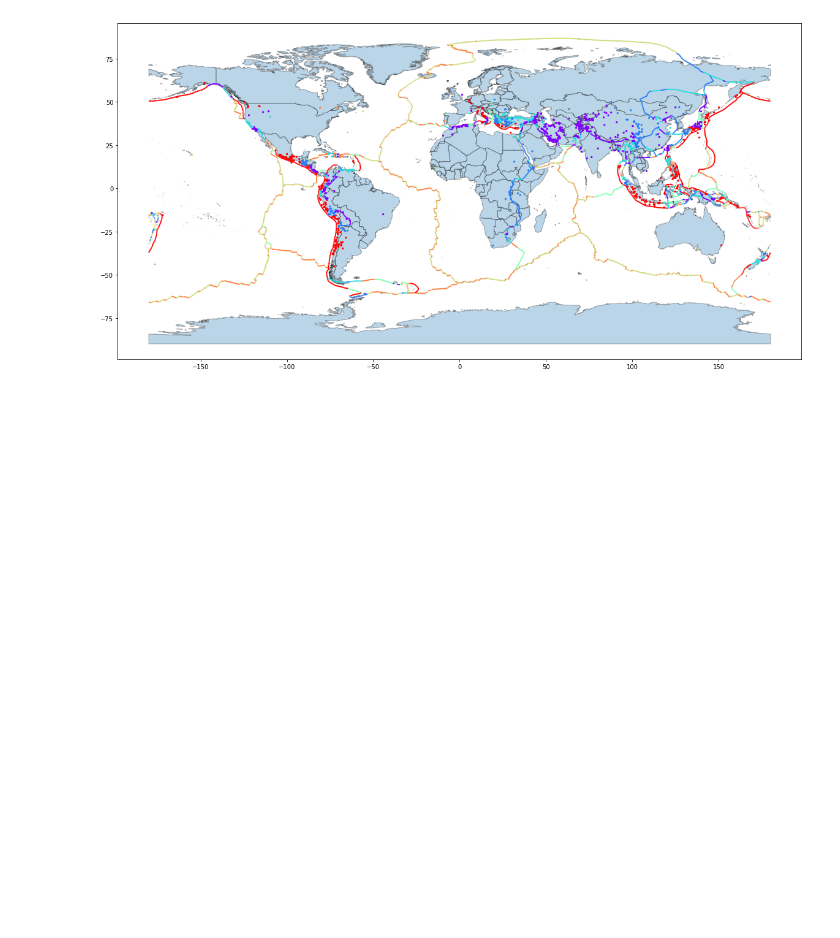
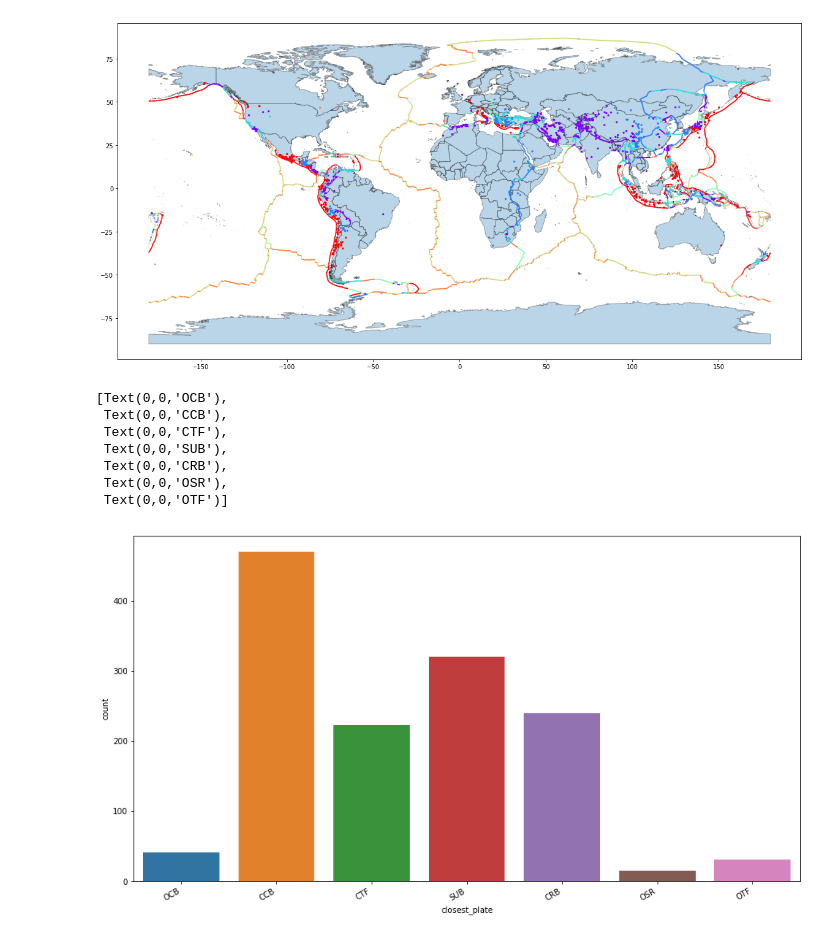
Before and after one commit to smitamisra/StrikingRobo_Earthquakes, a Jupyter notebook: Refactor1.ipynb, the cells around one changed output. Saved outputs shown, nothing was run; the diff lists cells and outputs as text; code cells hidden in the pictures; blank space fills up the shorter version.

```diff
--- a/Refactor1.ipynb
+++ b/Refactor1.ipynb
@@ -747,3 +747,16 @@ boundary_distances_gdf.plot(ax=ax, column='closest_plate', cmap='rainbow', marke
 # %% [output]
 <matplotlib.axes._subplots.AxesSubplot at 0x...>
 [figure]
+# %%
+plt.subplots(figsize=(15, 8))
+closest_plate_plot = sns.countplot(quake_plate_dist["closest_plate"])
+closest_plate_plot.set_xticklabels(labels=quake_plate_dist["closest_plate"].unique(), rotation=30, ha='right')
+# %% [output]
+[Text(0,0,'OCB'),
+ Text(0,0,'CCB'),
+ Text(0,0,'CTF'),
+ Text(0,0,'SUB'),
+ Text(0,0,'CRB'),
+ Text(0,0,'OSR'),
+ Text(0,0,'OTF')]
+[figure, added]
```
Also changed, not shown: parts of 14 cells of this notebook.
